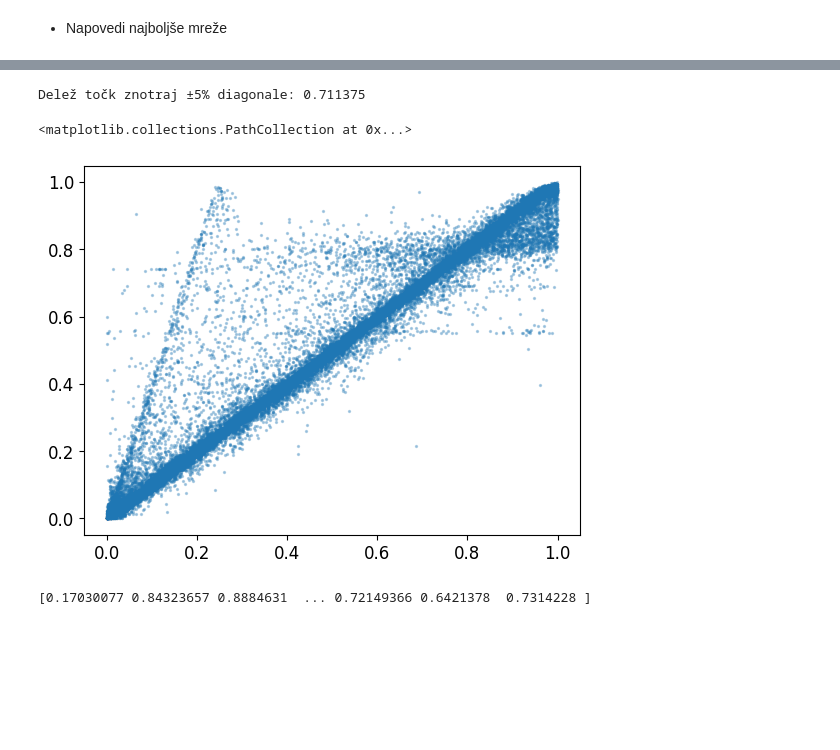
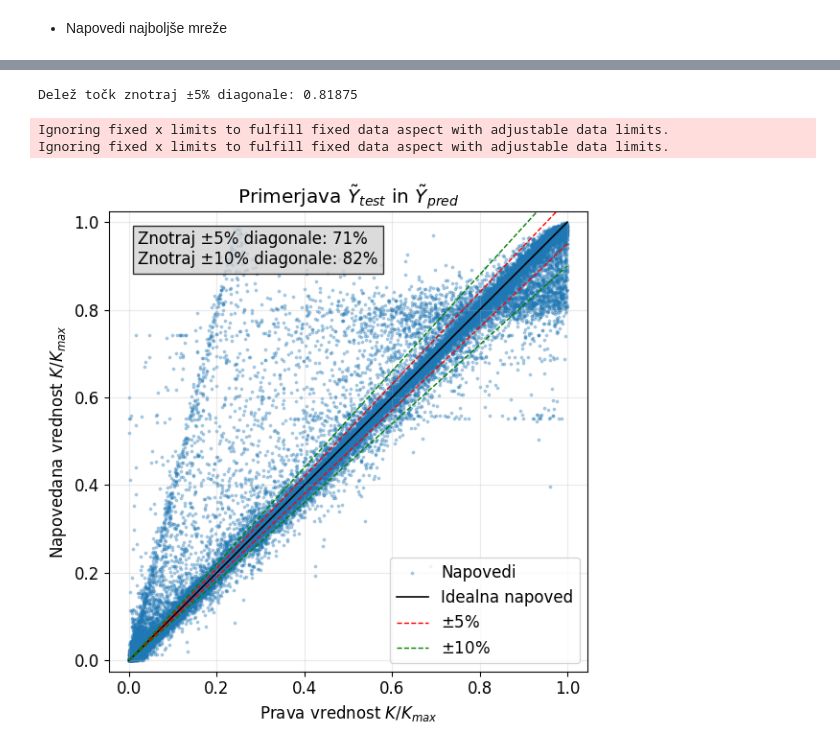
Before and after one commit to tadejkooo/PSUF, a Jupyter notebook: PSUF3/python/main.ipynb, the cells around one changed output, grey strips where cells are left out. Saved outputs shown, nothing was run; the diff lists cells and outputs as text; code cells hidden in the pictures; blank space fills up the shorter version.

```diff
--- a/PSUF3/python/main.ipynb
+++ b/PSUF3/python/main.ipynb
@@ -695,5 +698,5 @@ Y_pred = model.predict(X_test).flatten()
 # %%
-tol = 0.05  # 5%
+tol = 0.1  # 5%
 
 lower = (1 - tol) * Y_test
 upper = (1 + tol) * Y_test
@@ -703,13 +706,44 @@ fraction_inside = np.mean(inside)
 
 print("Delež točk znotraj ±5% diagonale:", fraction_inside)
 # %% [output]
-Delež točk znotraj ±5% diagonale: 0.711375
+Delež točk znotraj ±5% diagonale: 0.81875
 # %%
-plt.scatter(Y_test, Y_pred, alpha=0.3, s=2)
+plt.figure(figsize=(6, 6))
+
+# Scatter
+plt.scatter(Y_test, Y_pred, alpha=0.3, s=3, label="Napovedi")
+
+# Glavna diagonala
+min_val = min(Y_test.min(), Y_pred.min())
+max_val = max(Y_test.max(), Y_pred.max())
+x_line = np.linspace(min_val, max_val, 500)
+
+plt.plot(x_line, x_line, color="black", linewidth=1.2, label="Idealna napoved")
+
+# ±5 % meje
+plt.plot(x_line, 1.05 * x_line, color="red", linestyle="--", linewidth=1, label=r"$\pm 5$%")
+plt.plot(x_line, 0.95 * x_line, color="red", linestyle="--", linewidth=1)
+plt.plot(x_line, 1.1 * x_line, color="green", linestyle="--", linewidth=1, label=r"$\pm 10$%")
+plt.plot(x_line, 0.9 * x_line, color="green", linestyle="--", linewidth=1)
+
+plt.text(0.02, 0.98, r"Znotraj ±5% diagonale: 71%" + "\n" + r"Znotraj ±10% diagonale: 82%",
+             verticalalignment='top',
+             horizontalalignment='left',
+             bbox=dict(facecolor='lightgray', alpha=0.8))
+
+# Lepša oblika
+plt.xlabel(r"Prava vrednost $K/K_{max}$")
+plt.ylabel(r"Napovedana vrednost $K/K_{max}$")
+plt.title(r"Primerjava $\tilde{Y}_{test}$ in $\tilde{Y}_{pred}$")
+plt.legend()
+plt.grid(alpha=0.25)
+plt.axis("equal")  # ohrani razmerje osi zaradi diagonale
+plt.xlim((-0.025, 1.025))
+plt.ylim((-0.025, 1.025))
+
+plt.tight_layout()
+plt.show()
 # %% [output]
-<matplotlib.collections.PathCollection at 0x...>
+Ignoring fixed x limits to fulfill fixed data aspect with adjustable data limits.
+Ignoring fixed x limits to fulfill fixed data aspect with adjustable data limits.
-[figure, old version]
+[figure, new version]
-# %%
-print(Y_pred.flatten())
-# %% [output]
-[0.17030077 0.84323657 0.8884631  ... 0.72149366 0.6421378  0.7314228 ]
```
Also changed, not shown: parts of 18 cells of this notebook, 18 other files.
